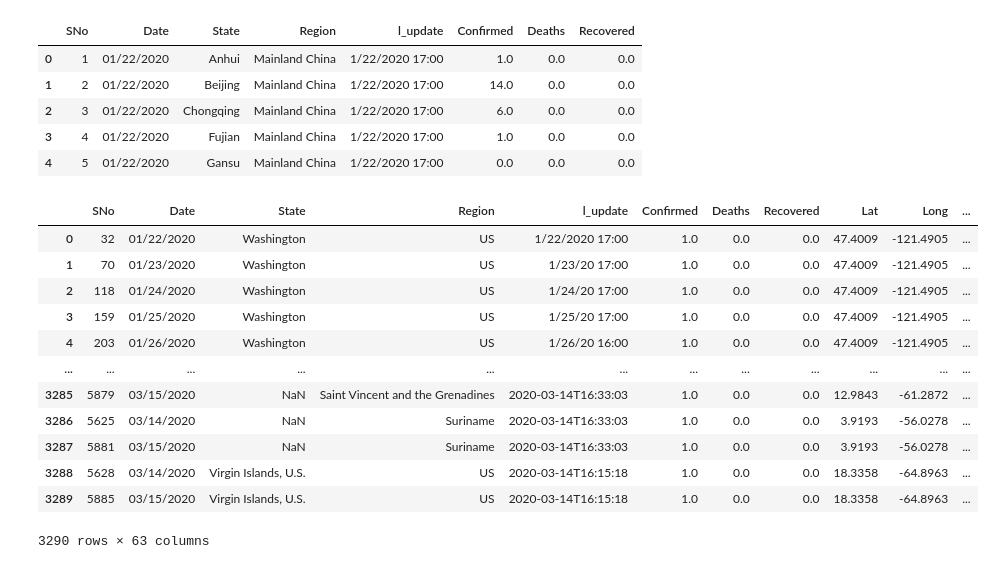
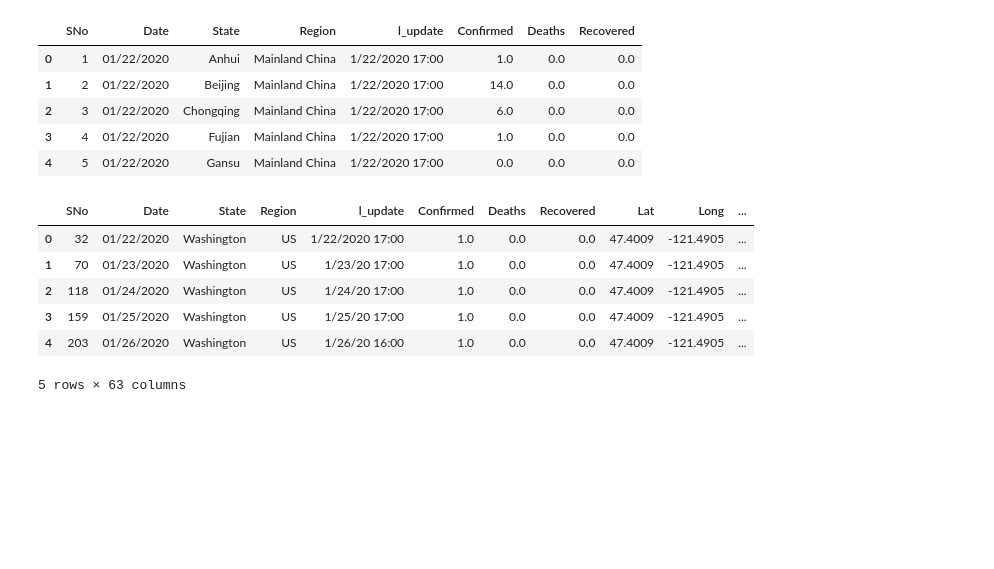
Before and after one commit to Dhrumil-Zion/Covid-19_Data_Visualization, a Jupyter notebook: Covid-19_Data_Visualization (Old Dataset)/Covid-19_Data_Visualization (Old DataSet).ipynb, the cells around one changed output. Cells and saved outputs as stored; diff of their text form; code cells hidden in the pictures; blank space fills up the shorter version.

```diff
--- a/Covid-19_Data_Visualization (Old Dataset)/Covid-19_Data_Visualization (Old DataSet).ipynb
+++ b/Covid-19_Data_Visualization (Old Dataset)/Covid-19_Data_Visualization (Old DataSet).ipynb
@@ -510,21 +483,15 @@ time_series
 
 time_series_with_lat_long = pd.merge(World_Data,time_series,on=['Region','State'])
 # %%
-time_series_with_lat_long
+time_series_with_lat_long.head()
 # %% [output]
 |  | SNo | Date | State | Region | l_update | Confirmed | Deaths | Recovered | Lat | Long | ... |
 | 0 | 32 | 01/22/2020 | Washington | US | 1/22/2020 17:00 | 1.0 | 0.0 | 0.0 | 47.4009 | -121.4905 | ... |
 | 1 | 70 | 01/23/2020 | Washington | US | 1/23/20 17:00 | 1.0 | 0.0 | 0.0 | 47.4009 | -121.4905 | ... |
 | 2 | 118 | 01/24/2020 | Washington | US | 1/24/20 17:00 | 1.0 | 0.0 | 0.0 | 47.4009 | -121.4905 | ... |
 | 3 | 159 | 01/25/2020 | Washington | US | 1/25/20 17:00 | 1.0 | 0.0 | 0.0 | 47.4009 | -121.4905 | ... |
 | 4 | 203 | 01/26/2020 | Washington | US | 1/26/20 16:00 | 1.0 | 0.0 | 0.0 | 47.4009 | -121.4905 | ... |
-| ... | ... | ... | ... | ... | ... | ... | ... | ... | ... | ... | ... |
-| 3285 | 5879 | 03/15/2020 | NaN | Saint Vincent and the Grenadines | 2020-03-14T16:33:03 | 1.0 | 0.0 | 0.0 | 12.9843 | -61.2872 | ... |
-| 3286 | 5625 | 03/14/2020 | NaN | Suriname | 2020-03-14T16:33:03 | 1.0 | 0.0 | 0.0 | 3.9193 | -56.0278 | ... |
-| 3287 | 5881 | 03/15/2020 | NaN | Suriname | 2020-03-14T16:33:03 | 1.0 | 0.0 | 0.0 | 3.9193 | -56.0278 | ... |
-| 3288 | 5628 | 03/14/2020 | Virgin Islands, U.S. | US | 2020-03-14T16:15:18 | 1.0 | 0.0 | 0.0 | 18.3358 | -64.8963 | ... |
-| 3289 | 5885 | 03/15/2020 | Virgin Islands, U.S. | US | 2020-03-14T16:15:18 | 1.0 | 0.0 | 0.0 | 18.3358 | -64.8963 | ... |
-3290 rows × 63 columns
+5 rows × 63 columns
 # %%
 fig=px.density_mapbox(time_series_with_lat_long,lat="Lat",
                       lon="Long",
```
Also changed, not shown: parts of 24 cells of this notebook.
